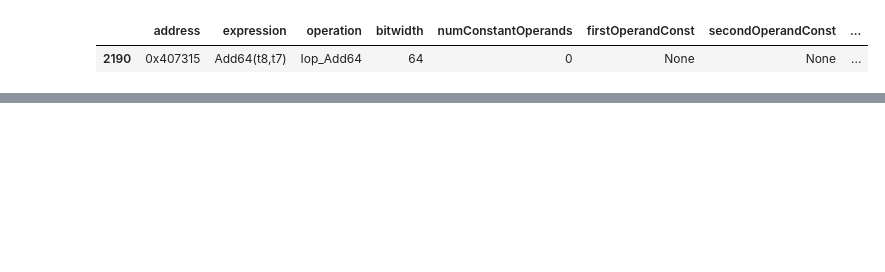
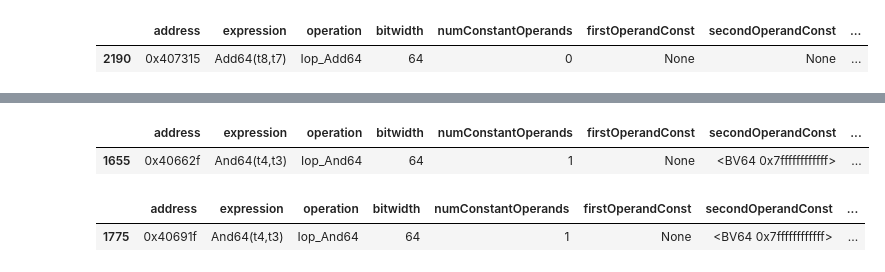
Before and after one commit to counter-optimization/checker, a Jupyter notebook: explore-comp-simp.ipynb, the cells around one changed output, grey strips where cells are left out. Cells and saved outputs as stored; diff of their text form; code cells hidden in the pictures; blank space fills up the shorter version.

Commit message:
finish looking through compsimp csv for curve25519_f51_fmul2

```diff
--- a/explore-comp-simp.ipynb
+++ b/explore-comp-simp.ipynb
@@ -157,3 +167,83 @@ data[data["address"].str.match("0x407329")]
 |  | address | expression | operation | bitwidth | numConstantOperands | firstOperandConst | secondOperandConst | ... |
 | 2192 | 0x407329 | Add64(t92,0xffffffffffffe978) | Iop_Add64 | 64 | 2 | <BV64 0x7fffffffffefdf0> | <BV64 0xffffffffffffe978> | ... |
 | 2193 | 0x407329 | And64(t12,t11) | Iop_And64 | 64 | 1 | <BV64 0x7ffffffffffff> | None | ... |
+# %%
+"""
+at offset, 662f in fmul2, i think there is a soundness issue:
+
+    662f: 48 21 c8                     	and	rax, rcx
+
+here, rcx is 0x7ffff.... to mask off the bottom 51 bits, and
+rax is the return value off of
+    660f: 48 8b bd 80 ef ff ff         	mov	rdi, qword ptr [rbp - 4224]
+    6616: 48 8b b5 88 ef ff ff         	mov	rsi, qword ptr [rbp - 4216]
+    661d: e8 de d2 ff ff               	call	0x3900 <FStar_UInt128_uint128_to_uint64>
+where rdi and rsi come from
+    6557: e8 74 d3 ff ff               	call	0x38d0 <FStar_UInt128_uint64_to_uint128>
+    655c: 48 8b b5 48 e8 ff ff         	mov	rsi, qword ptr [rbp - 6072]
+    6563: 48 89 c1                     	mov	rcx, rax
+    6566: 48 89 d0                     	mov	rax, rdx
+    6569: 48 8b 95 50 e8 ff ff         	mov	rdx, qword ptr [rbp - 6064]
+    6570: 48 89 8d d0 ef ff ff         	mov	qword ptr [rbp - 4144], rcx
+    6577: 48 89 85 d8 ef ff ff         	mov	qword ptr [rbp - 4136], rax
+    657e: 48 8b 85 d0 ef ff ff         	mov	rax, qword ptr [rbp - 4144]
+    6585: 48 8b 8d d8 ef ff ff         	mov	rcx, qword ptr [rbp - 4136]
+    658c: 48 89 b5 c8 ef ff ff         	mov	qword ptr [rbp - 4152], rsi
+    6593: 48 89 95 c0 ef ff ff         	mov	qword ptr [rbp - 4160], rdx
+    659a: 48 8b bd c0 ef ff ff         	mov	rdi, qword ptr [rbp - 4160]
+    65a1: 48 8b b5 c8 ef ff ff         	mov	rsi, qword ptr [rbp - 4152]
+    65a8: 48 89 8d b8 ef ff ff         	mov	qword ptr [rbp - 4168], rcx
+    65af: 48 89 85 b0 ef ff ff         	mov	qword ptr [rbp - 4176], rax
+    65b6: 48 8b 95 b0 ef ff ff         	mov	rdx, qword ptr [rbp - 4176]
+    65bd: 48 8b 8d b8 ef ff ff         	mov	rcx, qword ptr [rbp - 4168]
+    65c4: e8 77 d2 ff ff               	call	0x3840 <FStar_UInt128_add>
+these could only be the code generated for one of this add and masks:
+      uint128_t l_ = tmp_w10 + (uint128_t)(u64)0U;
+    u64 tmp00 = (uint64_t)l_ & (u64)0x7ffffffffffffU;
+    u64 c00 = (uint64_t)(l_ >> (u32)51U);
+    uint128_t l_0 = tmp_w11 + (uint128_t)c00;
+    u64 tmp10 = (uint64_t)l_0 & (u64)0x7ffffffffffffU;
+    u64 c10 = (uint64_t)(l_0 >> (u32)51U);
+    uint128_t l_1 = tmp_w12 + (uint128_t)c10;
+    u64 tmp20 = (uint64_t)l_1 & (u64)0x7ffffffffffffU;
+    u64 c20 = (uint64_t)(l_1 >> (u32)51U);
+    uint128_t l_2 = tmp_w13 + (uint128_t)c20;
+    u64 tmp30 = (uint64_t)l_2 & (u64)0x7ffffffffffffU;
+    u64 c30 = (uint64_t)(l_2 >> (u32)51U);
+    uint128_t l_3 = tmp_w14 + (uint128_t)c30;
+    u64 tmp40 = (uint64_t)l_3 & (u64)0x7ffffffffffffU;
+    u64 c40 = (uint64_t)(l_3 >> (u32)51U);
+    ...
+    uint128_t l_5 = tmp_w20 + (uint128_t)(u64)0U;
+    u64 tmp0 = (uint64_t)l_5 & (u64)0x7ffffffffffffU;
+    u64 c0 = (uint64_t)(l_5 >> (u32)51U);
+    uint128_t l_6 = tmp_w21 + (uint128_t)c0;
+    u64 tmp1 = (uint64_t)l_6 & (u64)0x7ffffffffffffU;
+    u64 c1 = (uint64_t)(l_6 >> (u32)51U);
+    uint128_t l_7 = tmp_w22 + (uint128_t)c1;
+    u64 tmp2 = (uint64_t)l_7 & (u64)0x7ffffffffffffU;
+    u64 c2 = (uint64_t)(l_7 >> (u32)51U);
+    uint128_t l_8 = tmp_w23 + (uint128_t)c2;
+    u64 tmp3 = (uint64_t)l_8 & (u64)0x7ffffffffffffU;
+    u64 c3 = (uint64_t)(l_8 >> (u32)51U);
+    uint128_t l_9 = tmp_w24 + (uint128_t)c3;
+    u64 tmp4 = (uint64_t)l_9 & (u64)0x7ffffffffffffU;
+    u64 c4 = (uint64_t)(l_9 >> (u32)51U);
+and the solver should not be able to tell that none of these l_N could never be 0 or 1
+
+question: does the solver actually check this spot *and* say that it is not possible?
+--nevermind--, i reran all the cell outputs and it is in the simplifiable list
+"""
+# data[data["address"].str.contains("662f")]
+simplifiable[simplifiable["address"].str.contains("662f")]
+# %% [output]
+|  | address | expression | operation | bitwidth | numConstantOperands | firstOperandConst | secondOperandConst | ... |
+| 1655 | 0x40662f | And64(t4,t3) | Iop_And64 | 64 | 1 | None | <BV64 0x7ffffffffffff> | ... |
+# %%
+"""
+Now just checking every insn in the assembly that looks simplifiable.
+"""
+simplifiable[simplifiable["address"].str.contains("691f")]
+# %% [output]
+|  | address | expression | operation | bitwidth | numConstantOperands | firstOperandConst | secondOperandConst | ... |
+| 1775 | 0x40691f | And64(t4,t3) | Iop_And64 | 64 | 1 | None | <BV64 0x7ffffffffffff> | ... |
```
Also changed, not shown: parts of 1 cell of this notebook.
